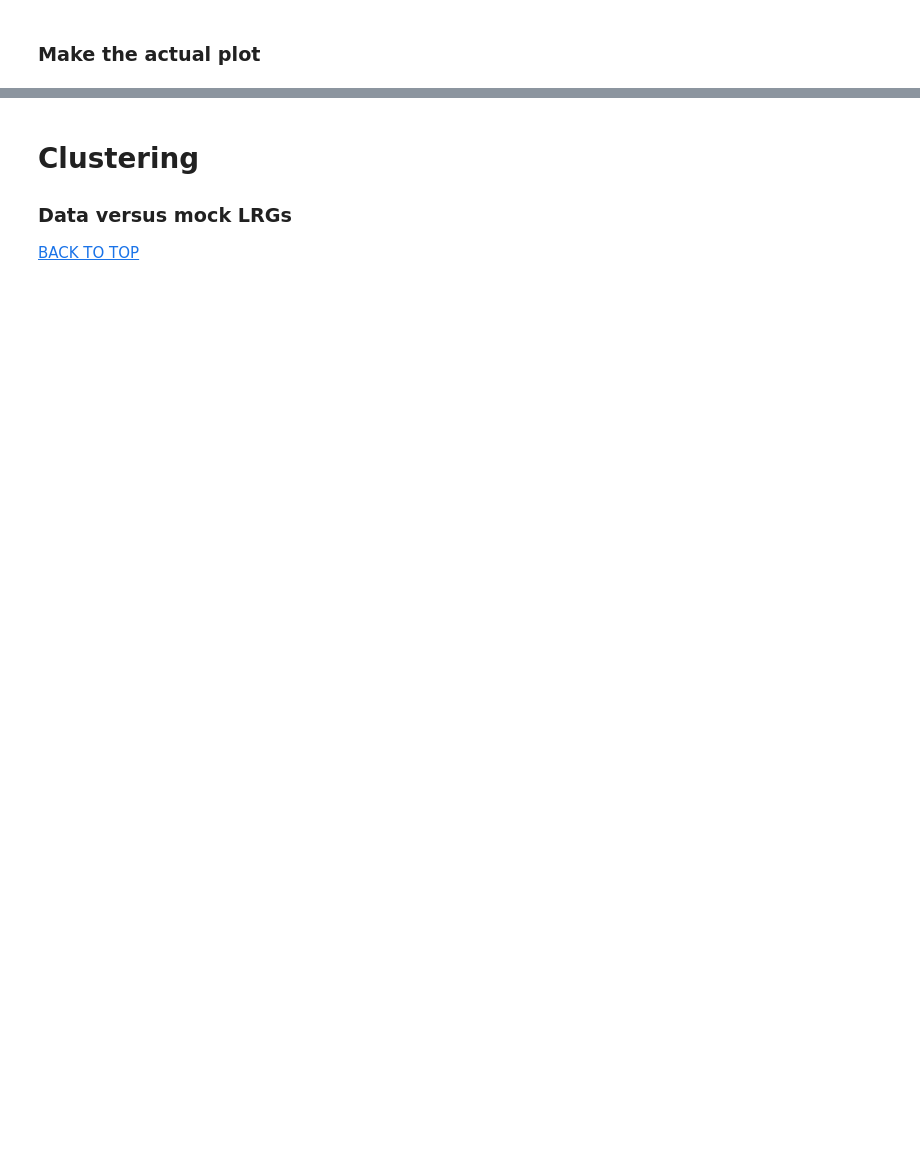
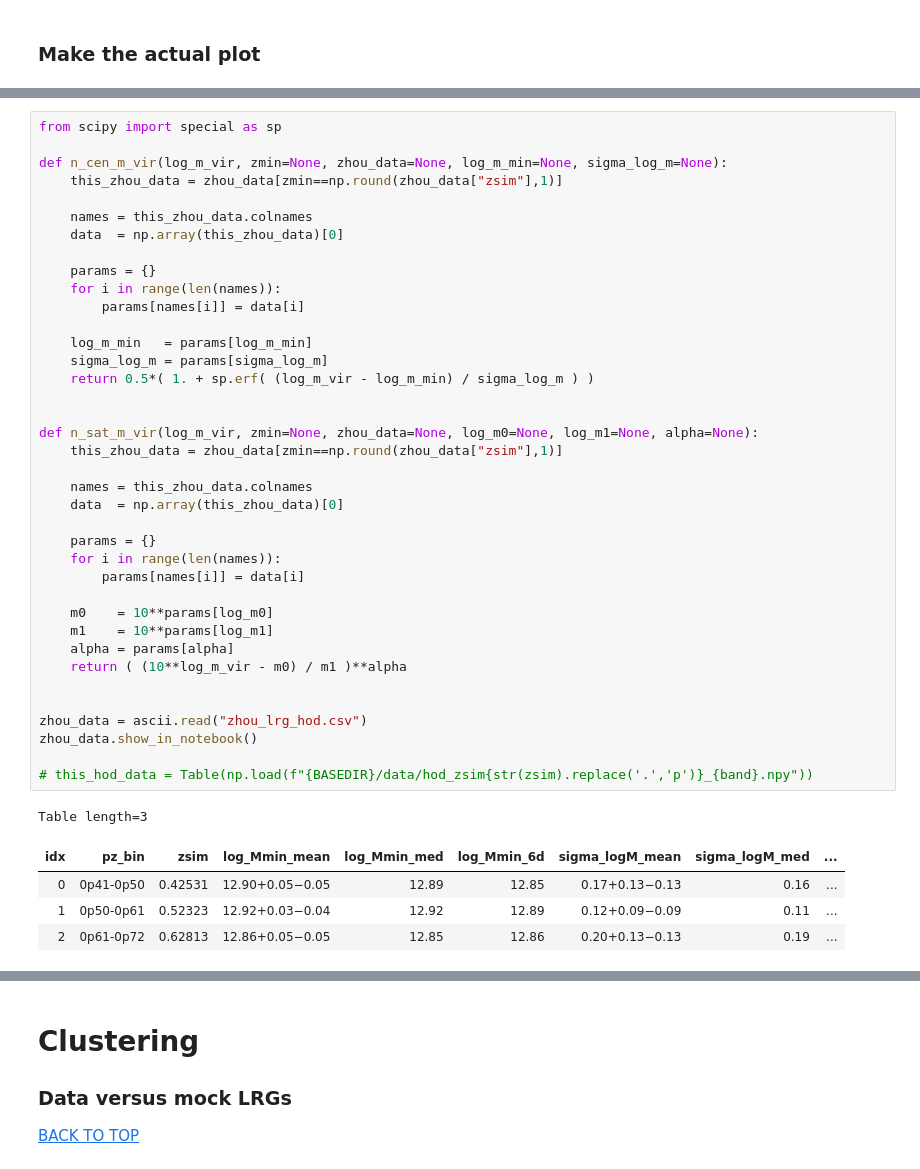
Before and after one commit to angelaberti/desi_lrg_sham, a Jupyter notebook: figures.ipynb, the cells around one changed output, grey strips where cells are left out. Saved outputs shown, nothing was run; the diff lists cells and outputs as text; blank space fills up the shorter version.

```diff
--- a/figures.ipynb
+++ b/figures.ipynb
@@ -1140,0 +1186,44 @@ plt.show()
+# %%
+from scipy import special as sp
+
+def n_cen_m_vir(log_m_vir, zmin=None, zhou_data=None, log_m_min=None, sigma_log_m=None):
+    this_zhou_data = zhou_data[zmin==np.round(zhou_data["zsim"],1)]
+
+    names = this_zhou_data.colnames
+    data  = np.array(this_zhou_data)[0]
+
+    params = {}
+    for i in range(len(names)):
+        params[names[i]] = data[i]
+
+    log_m_min   = params[log_m_min]
+    sigma_log_m = params[sigma_log_m]
+    return 0.5*( 1. + sp.erf( (log_m_vir - log_m_min) / sigma_log_m ) )
+
+
+def n_sat_m_vir(log_m_vir, zmin=None, zhou_data=None, log_m0=None, log_m1=None, alpha=None):
+    this_zhou_data = zhou_data[zmin==np.round(zhou_data["zsim"],1)]
+
+    names = this_zhou_data.colnames
+    data  = np.array(this_zhou_data)[0]
+
+    params = {}
+    for i in range(len(names)):
+        params[names[i]] = data[i]
+
+    m0    = 10**params[log_m0]
+    m1    = 10**params[log_m1]
+    alpha = params[alpha]
+    return ( (10**log_m_vir - m0) / m1 )**alpha
+
+
+zhou_data = ascii.read("zhou_lrg_hod.csv")
+zhou_data.show_in_notebook()
+
+# this_hod_data = Table(np.load(f"{BASEDIR}/data/hod_zsim{str(zsim).replace('.','p')}_{band}.npy"))
+# %% [output]
+Table length=3
+| idx | pz_bin | zsim | log_Mmin_mean | log_Mmin_med | log_Mmin_6d | sigma_logM_mean | sigma_logM_med | ... |
+| 0 | 0p41-0p50 | 0.42531 | 12.90+0.05−0.05 | 12.89 | 12.85 | 0.17+0.13−0.13 | 0.16 | ... |
+| 1 | 0p50-0p61 | 0.52323 | 12.92+0.03−0.04 | 12.92 | 12.89 | 0.12+0.09−0.09 | 0.11 | ... |
+| 2 | 0p61-0p72 | 0.62813 | 12.86+0.05−0.05 | 12.85 | 12.86 | 0.20+0.13−0.13 | 0.19 | ... |
```
Also changed, not shown: parts of 37 cells of this notebook, 8 other files.
